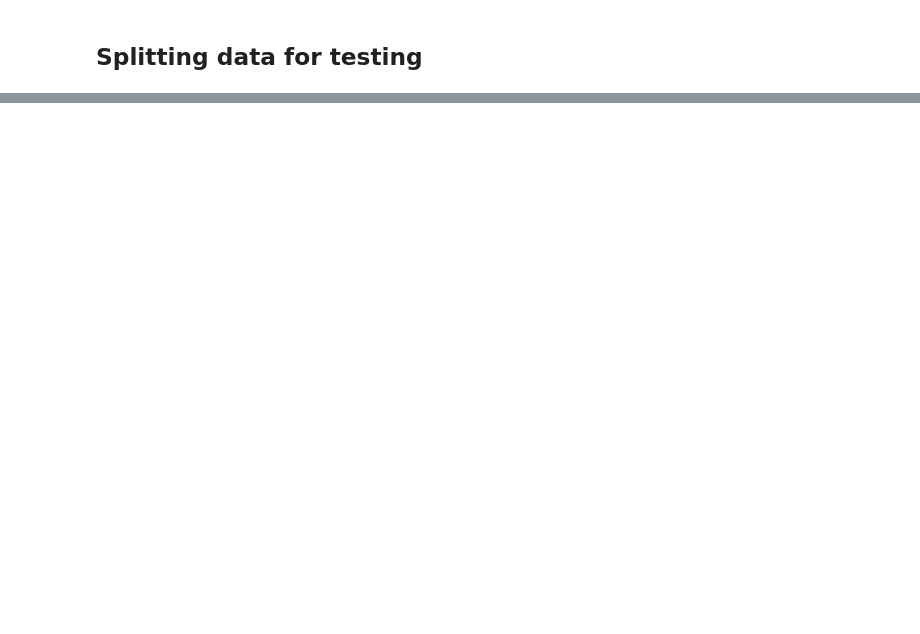
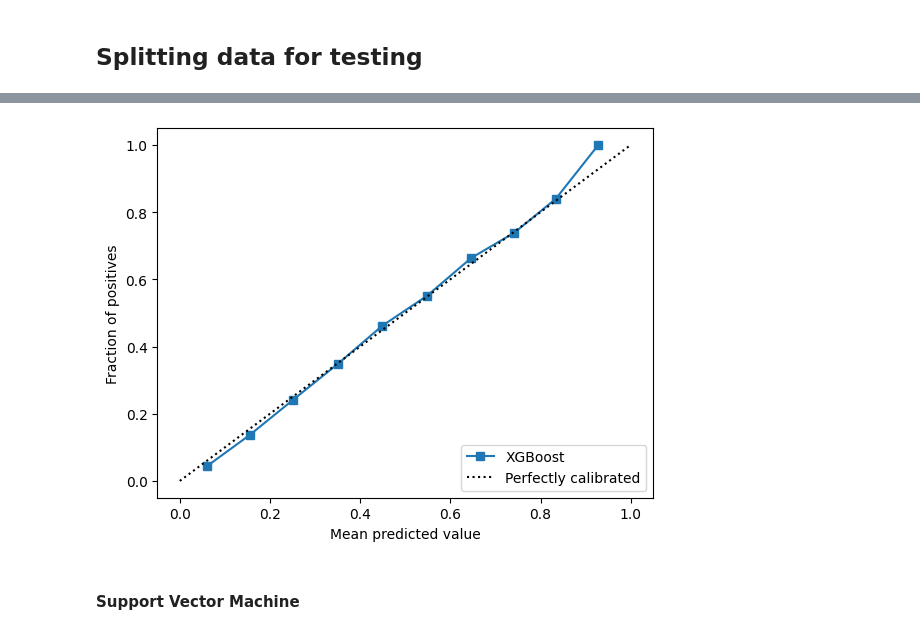
Before and after one commit to neuroth-v/ML_GroupProject, a Jupyter notebook: EDA-and-modeling.ipynb, the cells around one changed output, grey strips where cells are left out. Drawn from its saved outputs; the diff is of its cells as text; code cells hidden in the pictures; blank space fills up the shorter version.

```diff
--- a/EDA-and-modeling.ipynb
+++ b/EDA-and-modeling.ipynb
@@ -556,0 +849,12 @@ encoded_df.head()
+# %%
+# Define the Model: XGBoost
+xgb_model = xgb.XGBClassifier(use_label_encoder=False, random_state=SEED, eval_metric='logloss')
+# %%
+# Hyperparameter Tuning: Define Parameters for Tuning
+param_grid = {
+    'learning_rate': [0.01, 0.05, 0.1],
+    'n_estimators': [50, 100, 200],
+    'max_depth': [3, 6],
+    'subsample': [0.8, 1.0],
+    'colsample_bytree': [0.8, 1.0]
+}
@@ -556,0 +967,15 @@ encoded_df.head()
+# %%
+# Check Model Calibration
+from sklearn.calibration import calibration_curve
+prob_pos = best_xgb.predict_proba(X_test_scaled)[:, 1]
+fraction_of_positives, mean_predicted_value = calibration_curve(y_test, prob_pos, n_bins=10)
+import matplotlib.pyplot as plt
+plt.plot(mean_predicted_value, fraction_of_positives, "s-", label="XGBoost")
+plt.plot([0, 1], [0, 1], "k:", label="Perfectly calibrated")
+plt.xlabel("Mean predicted value")
+plt.ylabel("Fraction of positives")
+plt.ylim([-0.05, 1.05])
+plt.legend(loc="lower right")
+plt.show()
+# %% [output]
+[figure, added]
@@ -556,0 +984,2 @@ encoded_df.head()
+# %% [markdown]
+#### Support Vector Machine
```
Also changed, not shown: parts of 64 cells of this notebook, 2 other files.
